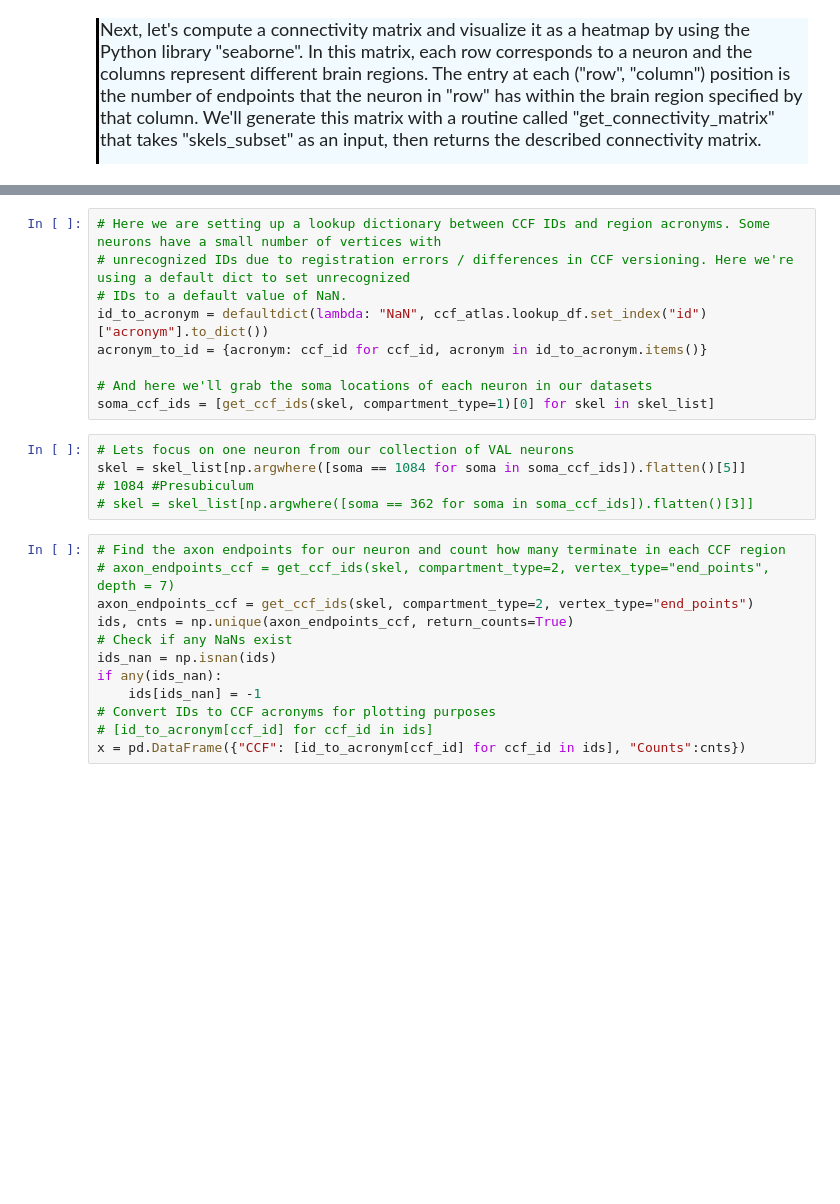
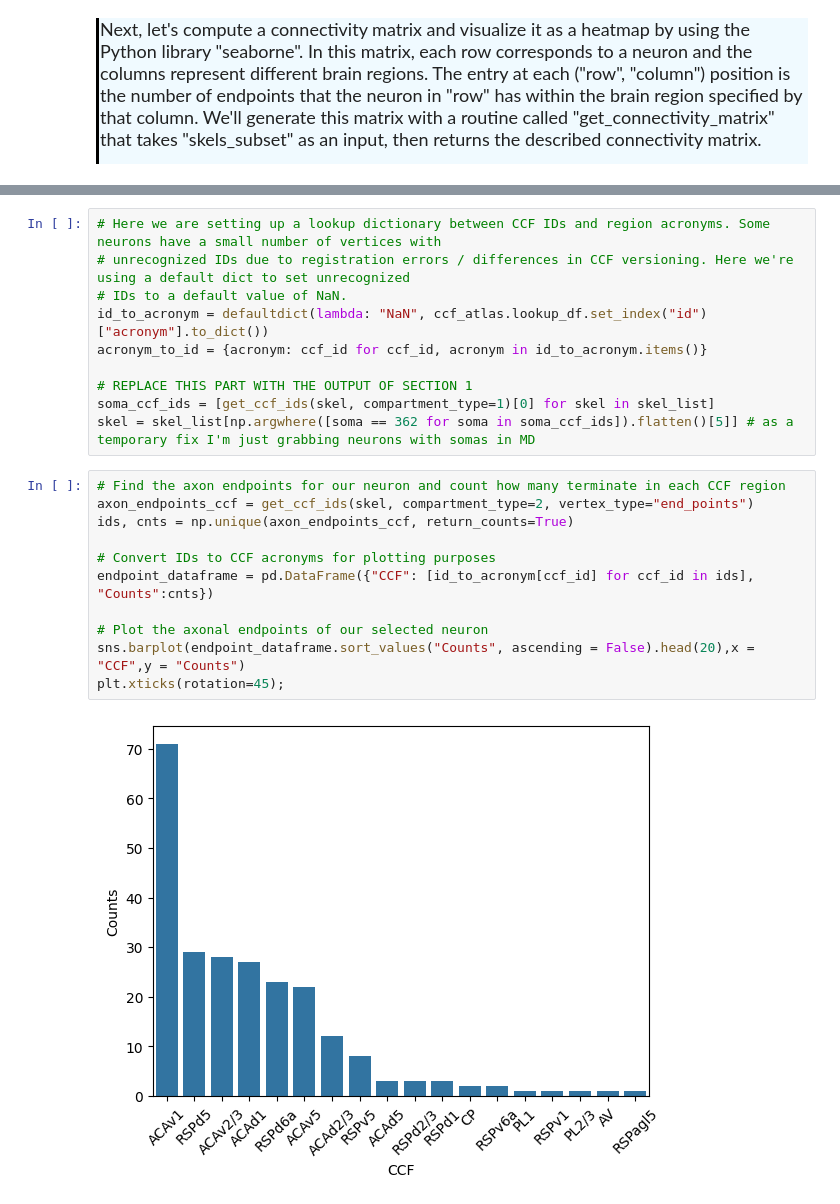
Before and after one commit to JEElsner/SWDB_2024_Anatomy, a Jupyter notebook: code/Notebook 1 - LM Connectivity.ipynb, the cells around one changed output, grey strips where cells are left out. Cells and saved outputs as stored; diff of their text form; blank space fills up the shorter version.

```diff
--- a/code/Notebook 1 - LM Connectivity.ipynb
+++ b/code/Notebook 1 - LM Connectivity.ipynb
@@ -357,22 +381,19 @@ from collections import defaultdict
 id_to_acronym = defaultdict(lambda: "NaN", ccf_atlas.lookup_df.set_index("id")["acronym"].to_dict())
 acronym_to_id = {acronym: ccf_id for ccf_id, acronym in id_to_acronym.items()}
 
-# And here we'll grab the soma locations of each neuron in our datasets
+# REPLACE THIS PART WITH THE OUTPUT OF SECTION 1
 soma_ccf_ids = [get_ccf_ids(skel, compartment_type=1)[0] for skel in skel_list]
+skel = skel_list[np.argwhere([soma == 362 for soma in soma_ccf_ids]).flatten()[5]] # as a temporary fix I'm just grabbing neurons with somas in MD
-# %%
-# Lets focus on one neuron from our collection of VAL neurons
-skel = skel_list[np.argwhere([soma == 1084 for soma in soma_ccf_ids]).flatten()[5]]
-# 1084 #Presubiculum
-# skel = skel_list[np.argwhere([soma == 362 for soma in soma_ccf_ids]).flatten()[3]]
 # %%
 # Find the axon endpoints for our neuron and count how many terminate in each CCF region
-# axon_endpoints_ccf = get_ccf_ids(skel, compartment_type=2, vertex_type="end_points", depth = 7)
 axon_endpoints_ccf = get_ccf_ids(skel, compartment_type=2, vertex_type="end_points")
 ids, cnts = np.unique(axon_endpoints_ccf, return_counts=True)
-# Check if any NaNs exist
-ids_nan = np.isnan(ids)
-if any(ids_nan):
-    ids[ids_nan] = -1
+
 # Convert IDs to CCF acronyms for plotting purposes
-# [id_to_acronym[ccf_id] for ccf_id in ids]
-x = pd.DataFrame({"CCF": [id_to_acronym[ccf_id] for ccf_id in ids], "Counts":cnts})
+endpoint_dataframe = pd.DataFrame({"CCF": [id_to_acronym[ccf_id] for ccf_id in ids], "Counts":cnts})
+
+# Plot the axonal endpoints of our selected neuron
+sns.barplot(endpoint_dataframe.sort_values("Counts", ascending = False).head(20),x = "CCF",y = "Counts")
+plt.xticks(rotation=45);
+# %% [output]
+[figure, added]
```
Also changed, not shown: parts of 34 cells of this notebook.
